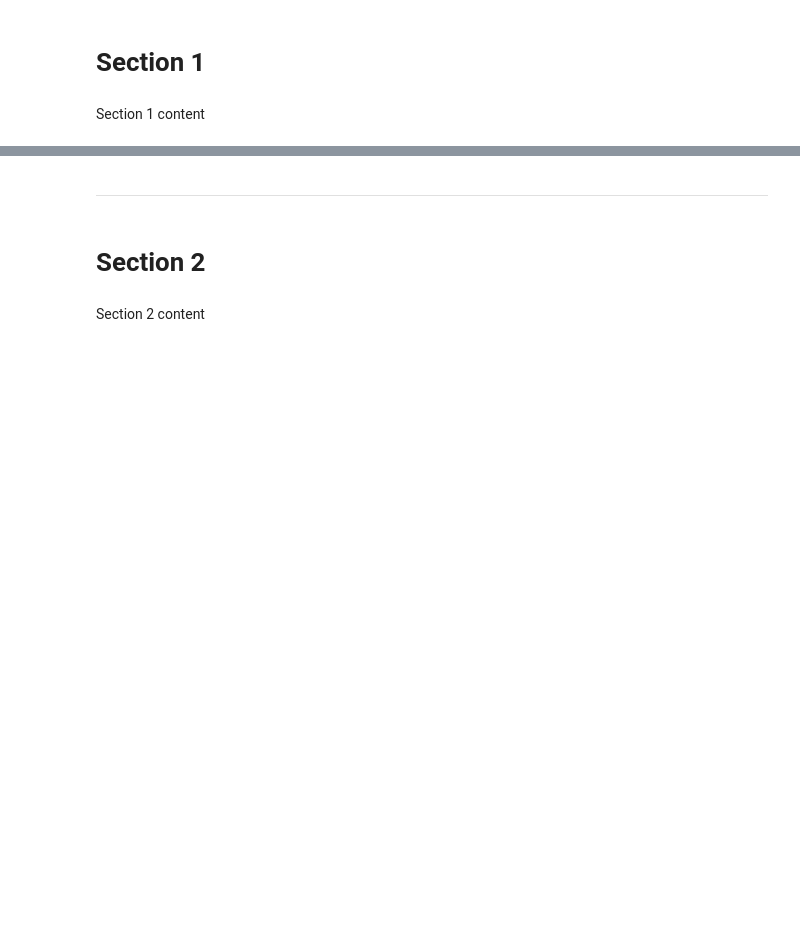
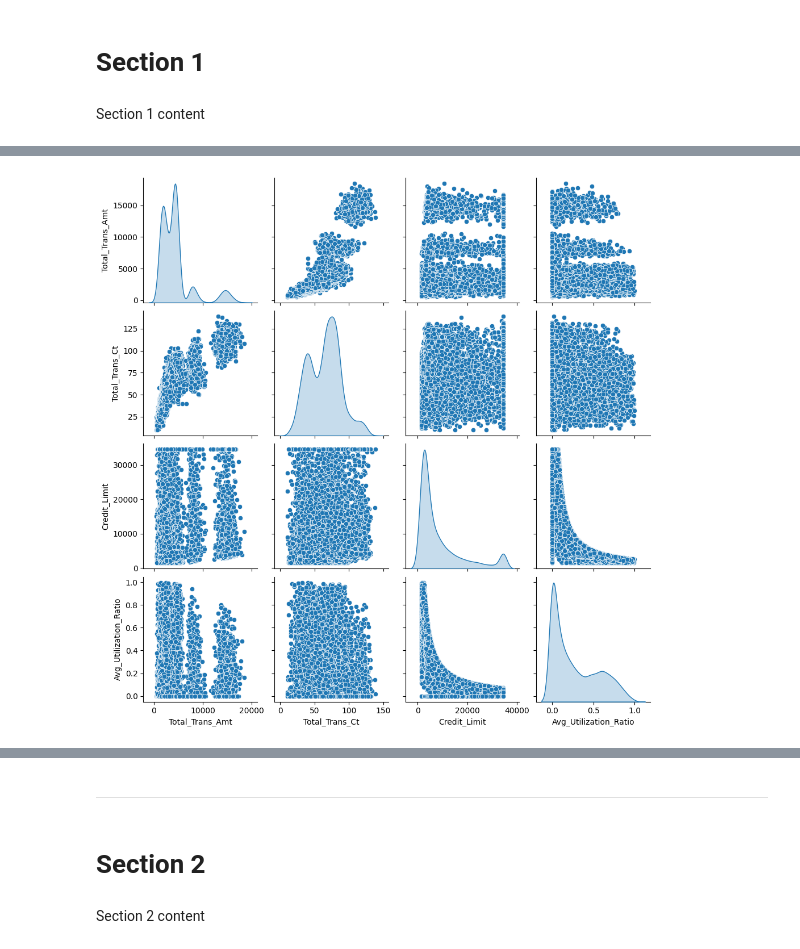
Before and after one commit to Hasnain-S1/Team1_Hackathon2, a Jupyter notebook: jupyter_notebooks/Notebook_Template.ipynb, the cells around one changed output, grey strips where cells are left out. Cells and saved outputs as stored; diff of their text form; code cells hidden in the pictures; blank space fills up the shorter version.

```diff
--- a/jupyter_notebooks/Notebook_Template.ipynb
+++ b/jupyter_notebooks/Notebook_Template.ipynb
@@ -55,0 +127,7 @@ Section 1 content
+# %%
+# Step 4: Pairplot for Financial Features
+financial_features = ["Total_Trans_Amt", "Total_Trans_Ct", "Credit_Limit", "Avg_Utilization_Ratio"]
+sns.pairplot(df[financial_features], diag_kind="kde")
+plt.show()
+# %% [output]
+[figure, added]
```
Also changed, not shown: parts of 10 cells of this notebook.
